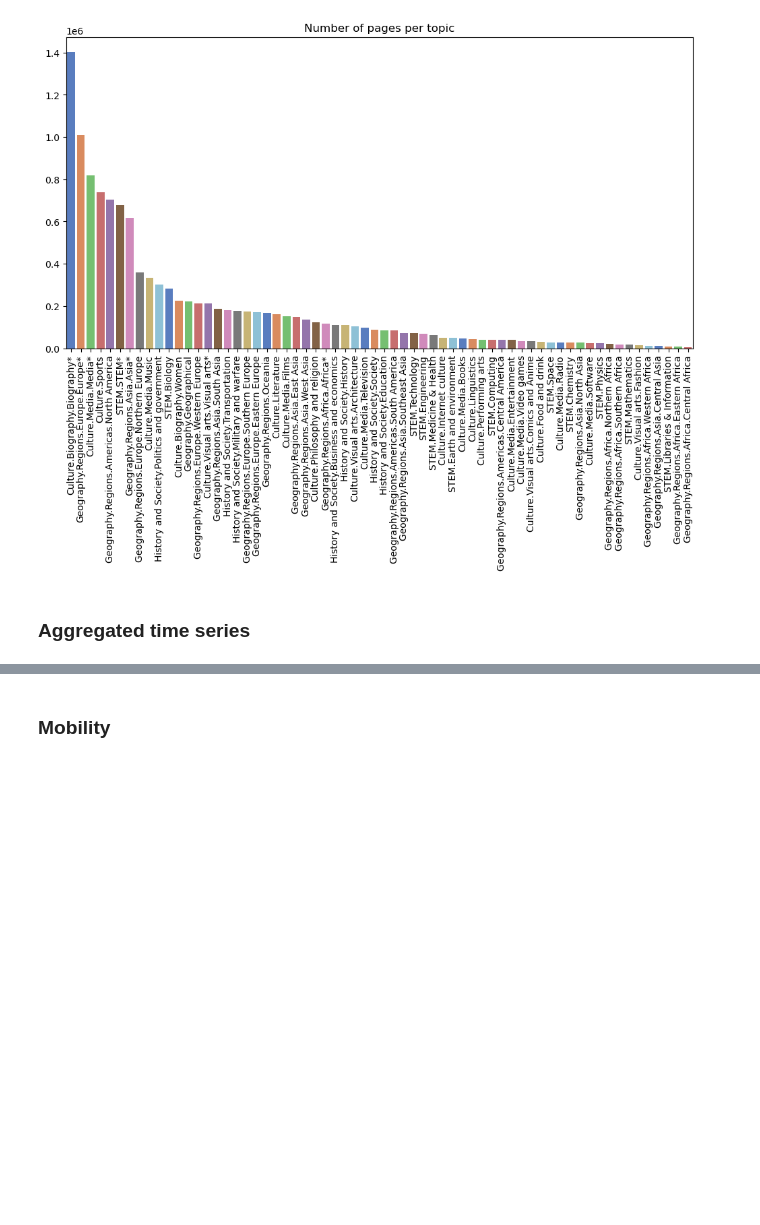
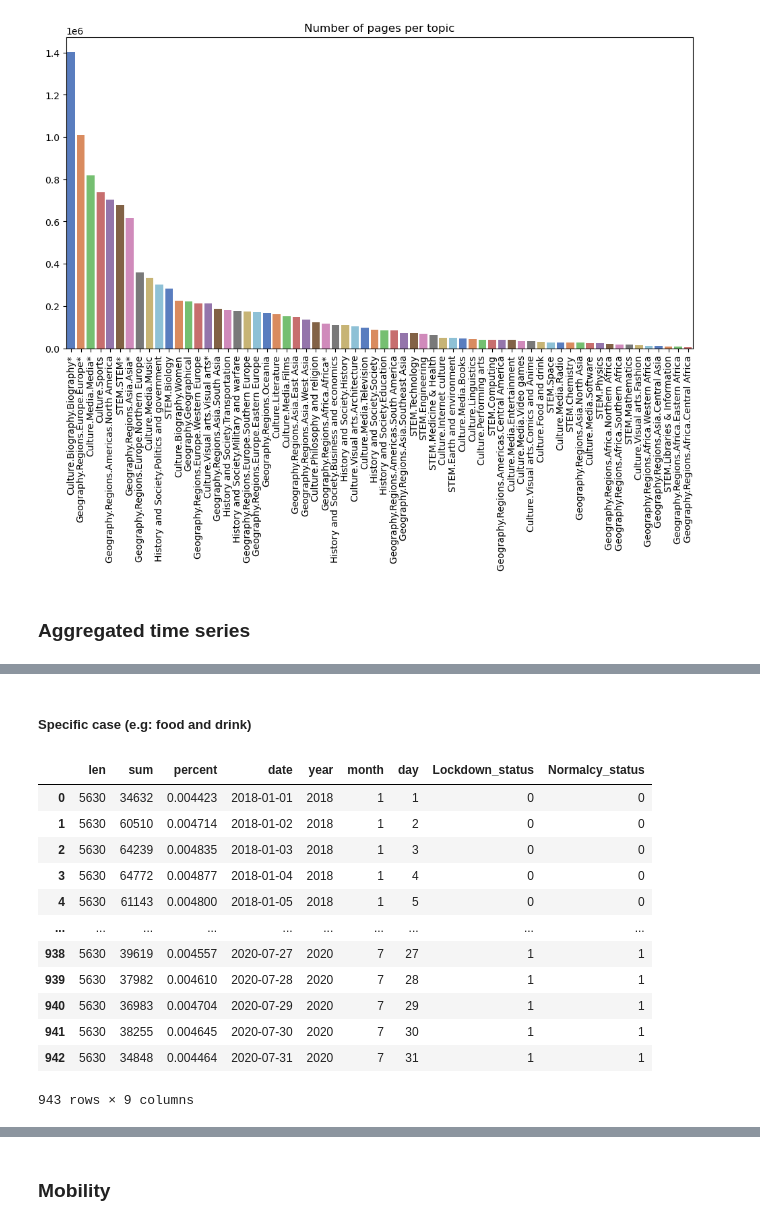
Before and after one commit to epfl-ada/ada-2023-project-bobeast, a Jupyter notebook: Milestone_P2.ipynb, the cells around one changed output, grey strips where cells are left out. Saved outputs shown, nothing was run; the diff lists cells and outputs as text; code cells hidden in the pictures; blank space fills up the shorter version.

```diff
--- a/Milestone_P2.ipynb
+++ b/Milestone_P2.ipynb
@@ -154,0 +173,3 @@ plt.show()
+# %%
+it_lockdown_date=interventions['Lockdown'][3]
+it_normalcy_date=interventions['Normalcy'][3]
@@ -154,0 +218,21 @@ plt.show()
+# %% [markdown]
+##### Specific case (e.g: food and drink)
+# %%
+food_drink=process_agg_time_series(agg_ts['it']['topics']['Culture.Food and drink'])
+food_drink['Lockdown_status']= np.where(food_drink['date']>=it_lockdown_date,1,0)
+food_drink['Normalcy_status']=np.where(food_drink['date']>=it_normalcy_date,1,0)
+food_drink
+# %% [output]
+|  | len | sum | percent | date | year | month | day | Lockdown_status | Normalcy_status |
+| 0 | 5630 | 34632 | 0.004423 | 2018-01-01 | 2018 | 1 | 1 | 0 | 0 |
+| 1 | 5630 | 60510 | 0.004714 | 2018-01-02 | 2018 | 1 | 2 | 0 | 0 |
+| 2 | 5630 | 64239 | 0.004835 | 2018-01-03 | 2018 | 1 | 3 | 0 | 0 |
+| 3 | 5630 | 64772 | 0.004877 | 2018-01-04 | 2018 | 1 | 4 | 0 | 0 |
+| 4 | 5630 | 61143 | 0.004800 | 2018-01-05 | 2018 | 1 | 5 | 0 | 0 |
+| ... | ... | ... | ... | ... | ... | ... | ... | ... | ... |
+| 938 | 5630 | 39619 | 0.004557 | 2020-07-27 | 2020 | 7 | 27 | 1 | 1 |
+| 939 | 5630 | 37982 | 0.004610 | 2020-07-28 | 2020 | 7 | 28 | 1 | 1 |
+| 940 | 5630 | 36983 | 0.004704 | 2020-07-29 | 2020 | 7 | 29 | 1 | 1 |
+| 941 | 5630 | 38255 | 0.004645 | 2020-07-30 | 2020 | 7 | 30 | 1 | 1 |
+| 942 | 5630 | 34848 | 0.004464 | 2020-07-31 | 2020 | 7 | 31 | 1 | 1 |
+943 rows × 9 columns
```
Also changed, not shown: parts of 13 cells of this notebook, 1 other file.
